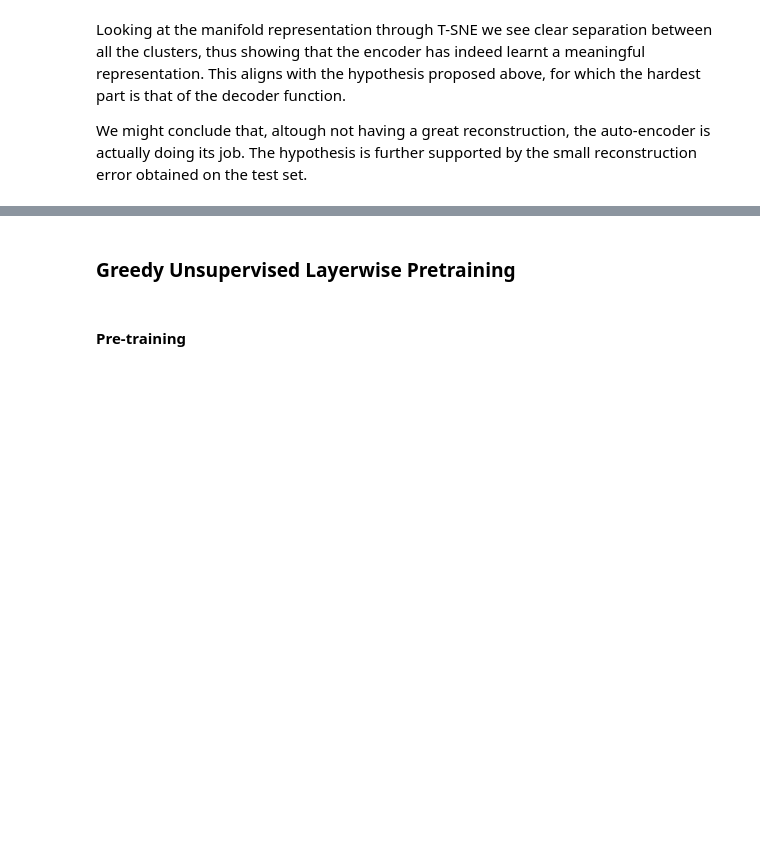
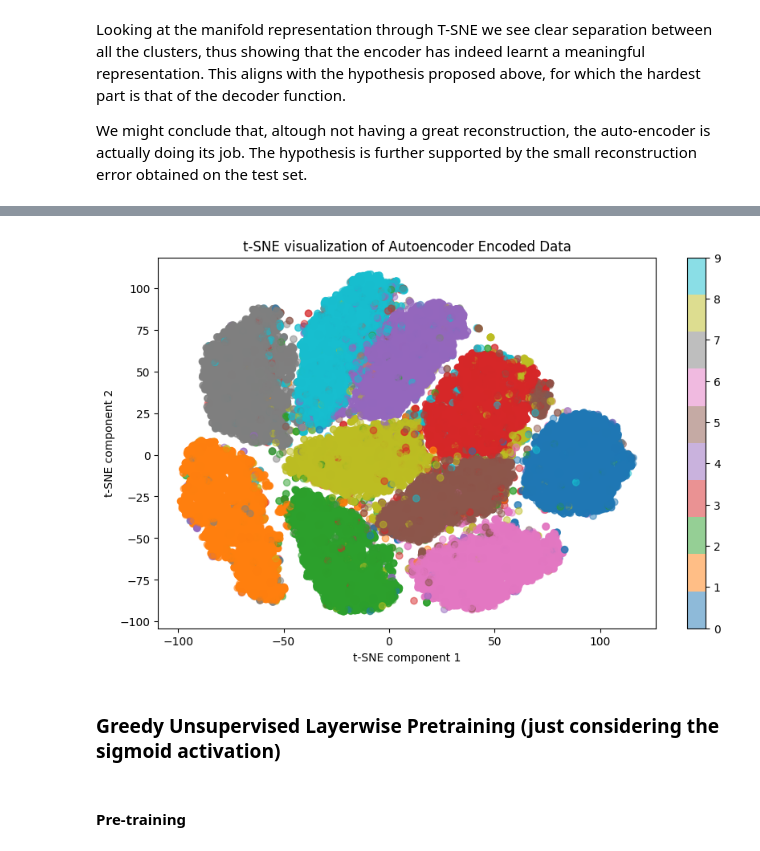
Before and after one commit to nicolapitzalis/quick-pattern-recognition, a Jupyter notebook: DeepAE.ipynb, the cells around one changed output, grey strips where cells are left out. Drawn from its saved outputs; the diff is of its cells as text; code cells hidden in the pictures; blank space fills up the shorter version.

```diff
--- a/DeepAE.ipynb
+++ b/DeepAE.ipynb
@@ -875,0 +886,3 @@ We might conclude that, altough not having a great reconstruction, the auto-enco
+# %%
+show_tsne(train_images, og_train_labels, encoder)
+# %% [output]
@@ -875,0 +890 @@ We might conclude that, altough not having a great reconstruction, the auto-enco
+[figure, added]
@@ -876,4 +903,4 @@ We might conclude that, altough not having a great reconstruction, the auto-enco
 # %% [markdown]
-### Greedy Unsupervised Layerwise Pretraining
+### Greedy Unsupervised Layerwise Pretraining (just considering the sigmoid activation)
 # %% [markdown]
 #### Pre-training
```
Also changed, not shown: parts of 19 cells of this notebook.
